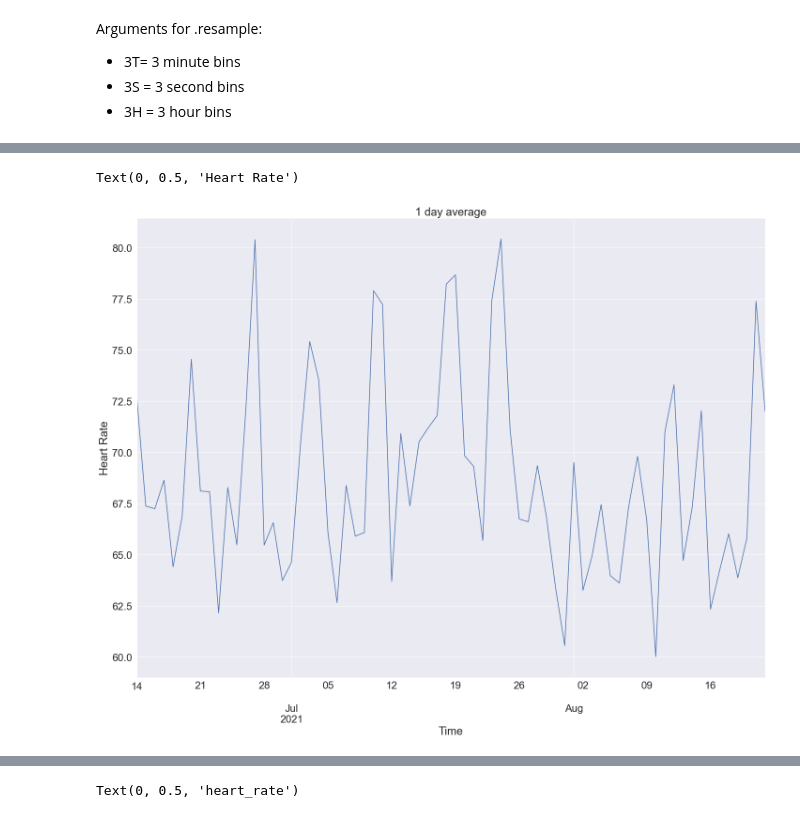
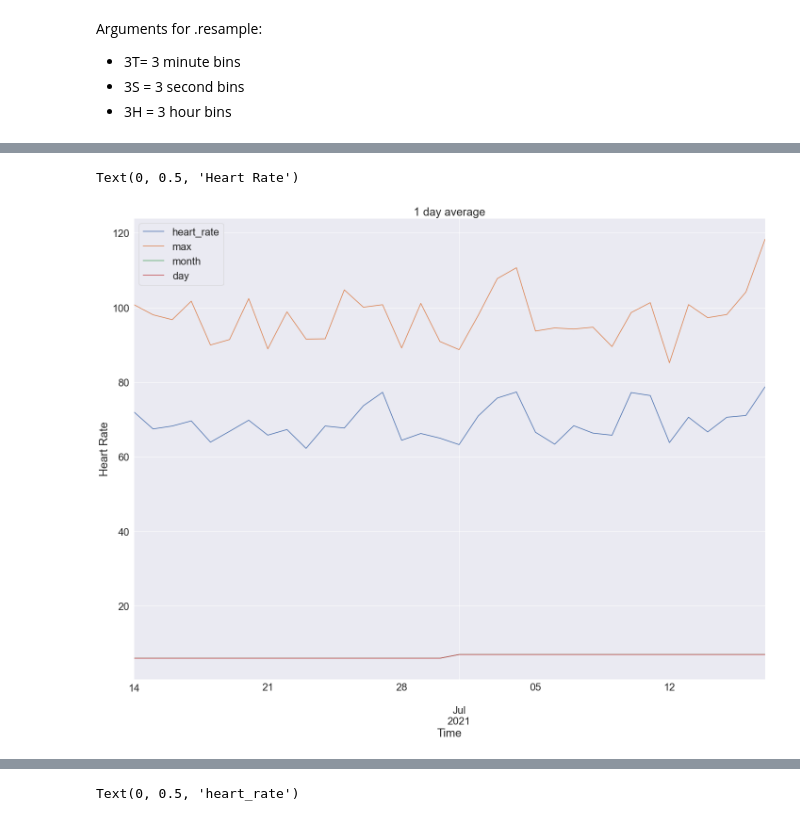
Before and after one commit to LinhQuach13/samsung_heart_rate_fit2, a Jupyter notebook: time_series_samsung_data.ipynb, the cells around one changed output, grey strips where cells are left out. Saved outputs shown, nothing was run; the diff lists cells and outputs as text; code cells hidden in the pictures.

```diff
--- a/time_series_samsung_data.ipynb
+++ b/time_series_samsung_data.ipynb
@@ -222,0 +188,11 @@ train.shape, validate.shape, test.shape
+# %%
+#split function
+train_size = int(len(new_df) * .5)
+validate_size = int(len(new_df) * .3)
+test_size = int(len(new_df) - train_size - validate_size)
+validate_end_index = train_size + validate_size
+
+# split into train, validation, test
+train = new_df[: train_size]
+validate = new_df[train_size : validate_end_index]
+test = new_df[validate_end_index : ]
@@ -243,3 +350,8 @@ Arguments for .resample:
 - 3T= 3 minute bins
 - 3S = 3 second bins
 - 3H = 3 hour bins
+# %%
+sns.set(font_scale = 2) # change font size of chart labels
+y.resample('48H').mean().plot(title='2 day average') #resample our target ('heart_rate') and visualize it over various time periods.
+plt.xlabel('Time')
+plt.ylabel('Heart Rate')
@@ -246,12 +361,12 @@ Arguments for .resample:
 # %%
 #1 Day average chart
 sns.set(font_scale = 2) # change font size of chart labels
-y_train.resample('24H').mean().plot(title='1 day average') #resample our target ('heart_rate') and visualize it over various time periods.
+train.resample('24H').mean().plot(title='1 day average') #resample our target ('heart_rate') and visualize it over various time periods.
 plt.xlabel('Time')
 plt.ylabel('Heart Rate')
 # %% [output]
 Text(0, 0.5, 'Heart Rate')
-[figure, old version]
+[figure, new version]
 # %%
 # 2 day average visual
 sns.set(font_scale = 2) # change font size of chart labels
```
Also changed, not shown: parts of 46 cells of this notebook.
